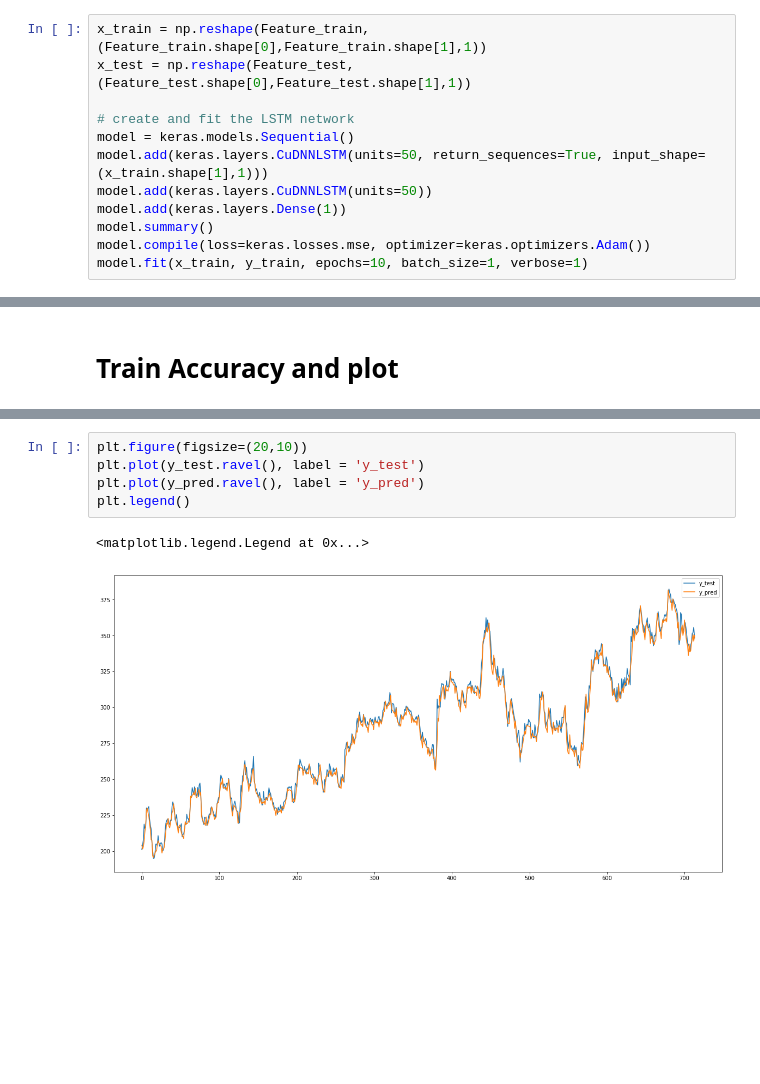
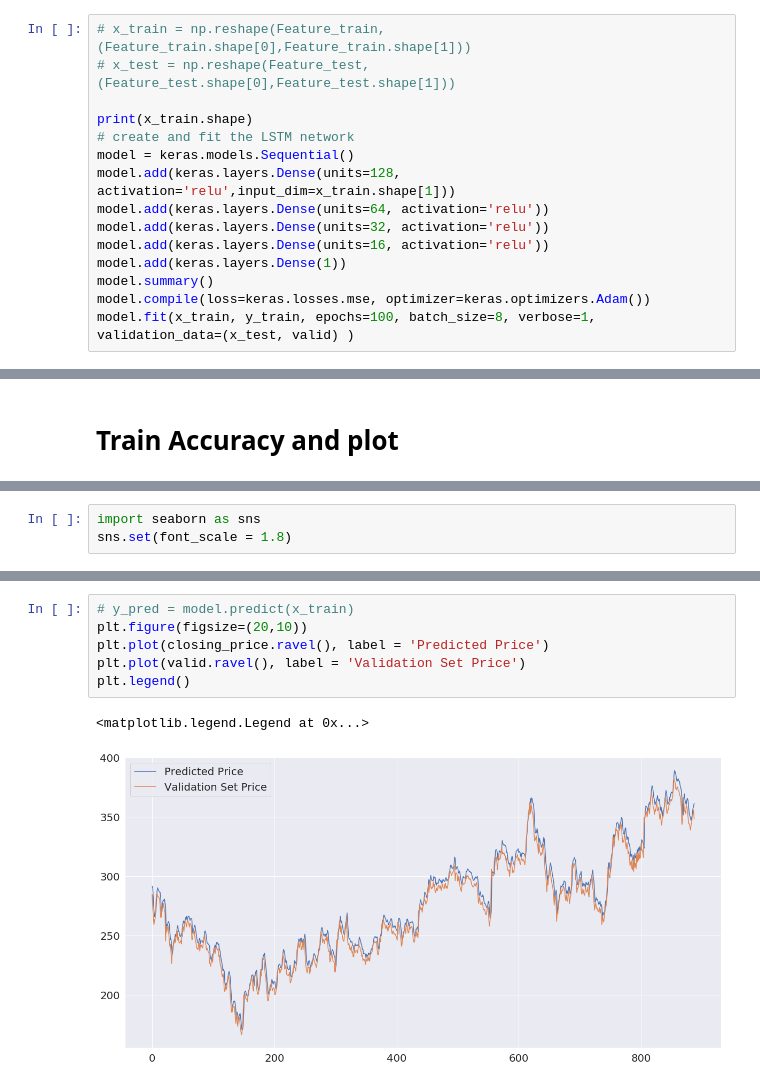
Before and after one commit to sakshambassi/factorization, a Jupyter notebook: Prediction using statistical features.ipynb, the cells around one changed output, grey strips where cells are left out. Drawn from its saved outputs; the diff is of its cells as text; blank space fills up the shorter version.

Commit message:
Added reconstruction plots

```diff
--- a/Prediction using statistical features.ipynb
+++ b/Prediction using statistical features.ipynb
@@ -95,15 +93,18 @@ for row in range(0,a.shape[0]):
 
 Feature_test = np.asarray(Feature_array)
 # %%
-x_train = np.reshape(Feature_train, (Feature_train.shape[0],Feature_train.shape[1],1))
-x_test = np.reshape(Feature_test, (Feature_test.shape[0],Feature_test.shape[1],1))
+# x_train = np.reshape(Feature_train, (Feature_train.shape[0],Feature_train.shape[1]))
+# x_test = np.reshape(Feature_test, (Feature_test.shape[0],Feature_test.shape[1]))
 
+print(x_train.shape)
 # create and fit the LSTM network
 model = keras.models.Sequential()
-model.add(keras.layers.CuDNNLSTM(units=50, return_sequences=True, input_shape=(x_train.shape[1],1)))
-model.add(keras.layers.CuDNNLSTM(units=50))
+model.add(keras.layers.Dense(units=128, activation='relu',input_dim=x_train.shape[1]))
+model.add(keras.layers.Dense(units=64, activation='relu'))
+model.add(keras.layers.Dense(units=32, activation='relu'))
+model.add(keras.layers.Dense(units=16, activation='relu'))
 model.add(keras.layers.Dense(1))
 model.summary()
 model.compile(loss=keras.losses.mse, optimizer=keras.optimizers.Adam())
-model.fit(x_train, y_train, epochs=10, batch_size=1, verbose=1)
+model.fit(x_train, y_train, epochs=100, batch_size=8, verbose=1, validation_data=(x_test, valid) )
 # %% [output]
@@ -160,0 +149,3 @@ Test accuracy: 0.411764705882
+# %%
+import seaborn as sns
+sns.set(font_scale = 1.8)
@@ -161,8 +164,9 @@ Test accuracy: 0.411764705882
 # %%
+# y_pred = model.predict(x_train)
 plt.figure(figsize=(20,10))
-plt.plot(y_test.ravel(), label = 'y_test')
-plt.plot(y_pred.ravel(), label = 'y_pred')
+plt.plot(closing_price.ravel(), label = 'Predicted Price')
+plt.plot(valid.ravel(), label = 'Validation Set Price')
 plt.legend()
 # %% [output]
 <matplotlib.legend.Legend at 0x...>
-[figure, old version]
+[figure, new version]
```
Also changed, not shown: parts of 8 cells of this notebook.
